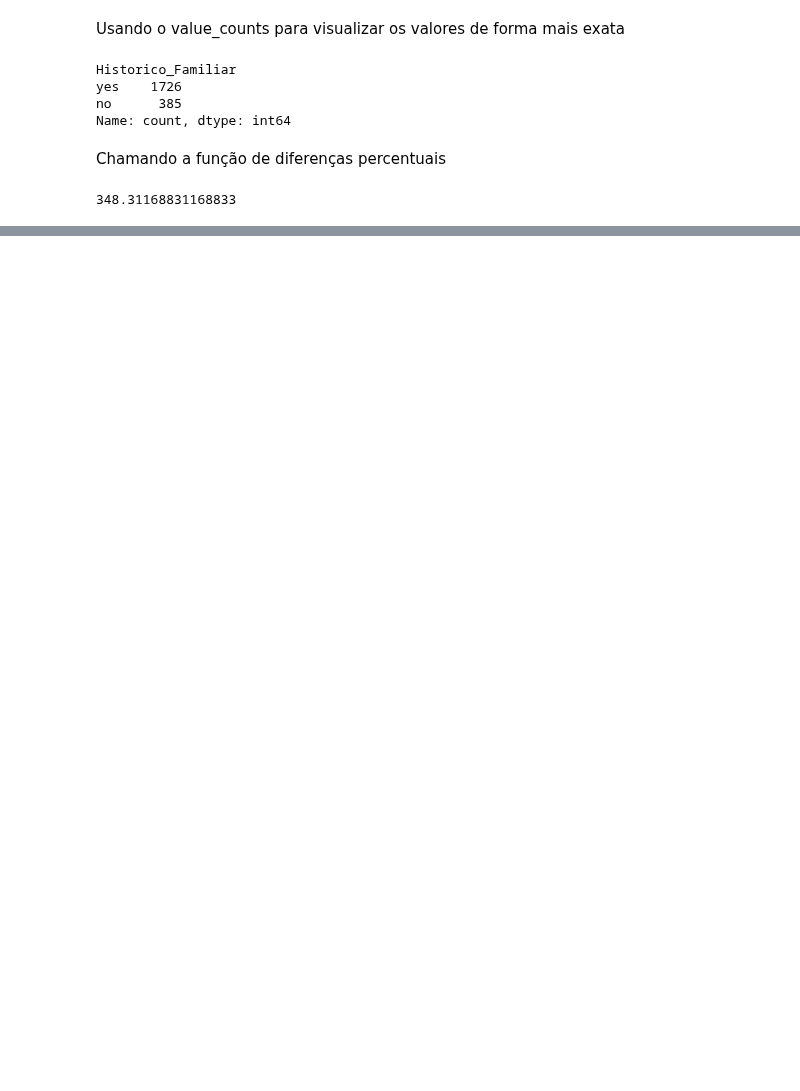
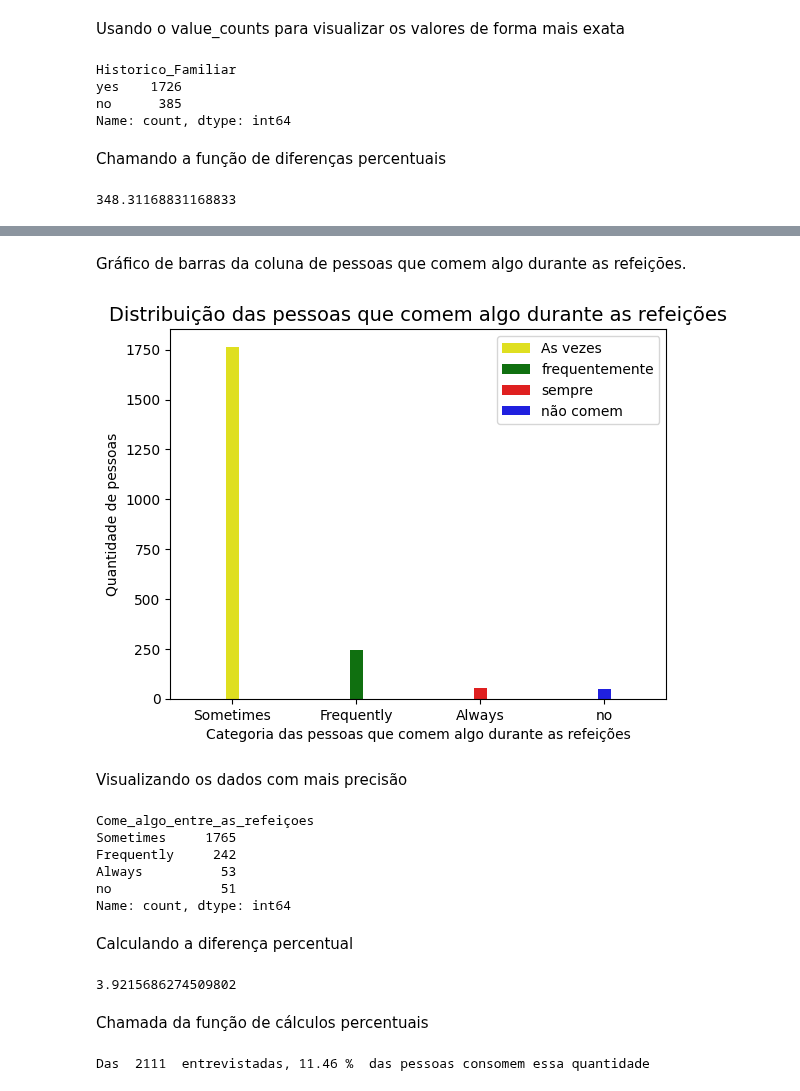
Before and after one commit to caikedomingues/Analise-de-dados-sobre-obesidade, a Jupyter notebook: Analise_Obesidade.ipynb, the cells around one changed output, grey strips where cells are left out. Saved outputs shown, nothing was run; the diff lists cells and outputs as text; code cells hidden in the pictures; blank space fills up the shorter version.

```diff
--- a/Analise_Obesidade.ipynb
+++ b/Analise_Obesidade.ipynb
@@ -1266,0 +1330,49 @@ obesidade
+# %% [markdown]
+Gráfico de barras da coluna de pessoas que comem algo durante as refeições.
+# %%
+
+# Titulo do gráfico alinhado ao centro e com tamanho da fonte 14.
+plt.title('Distribuição das pessoas que comem algo durante as refeições', loc='center', fontsize=14)
+
+# Titulo do eixo x
+plt.xlabel('Categoria das pessoas que comem algo durante as refeições')
+
+# Titulo do eixo Y
+plt.ylabel('Quantidade de pessoas')
+
+# Função da biblioteca seaborn que ira criar um gráfico de barras com as frequências de cada categoria
+# da coluna. A função ira receber como parametro a base de dados análisada, os valores do eixo x, a
+# largura das barras e a paleta de cores das barras do gráfico.
+sns.countplot(data=colunas_categoricas, x='Come_algo_entre_as_refeiçoes', width=0.1, palette=['yellow', 'green', 'red', 'blue'])
+
+# Função do matplotlib que ira criar a legenda do gráfico. A função irá ter como parametro,
+# o labels que ira definir o titulo das categorias na legenda e o loc que irá definir a posiçaõ
+# da legenda no gráfico
+plt.legend(labels=['As vezes', 'frequentemente', 'sempre', 'não comem'], loc='upper right')
+
+plt.show()
+# %% [output]
+[figure, added]
+# %% [markdown]
+Visualizando os dados com mais precisão
+# %%
+colunas_categoricas['Come_algo_entre_as_refeiçoes'].value_counts()
+# %% [output]
+Come_algo_entre_as_refeiçoes
+Sometimes     1765
+Frequently     242
+Always          53
+no              51
+Name: count, dtype: int64
+# %% [markdown]
+Calculando a diferença percentual
+# %%
+calc_diferenca_percentual(53, 51)
+# %% [output]
+3.9215686274509802
+# %% [markdown]
+Chamada da função de cálculos percentuais
+# %%
+calc_porcentagem_pessoas(colunas_categoricas, 'Come_algo_entre_as_refeiçoes', 242)
+# %% [output]
+Das  2111  entrevistadas, 11.46 %  das pessoas consomem essa quantidade
```
Also changed, not shown: parts of 58 cells of this notebook.
